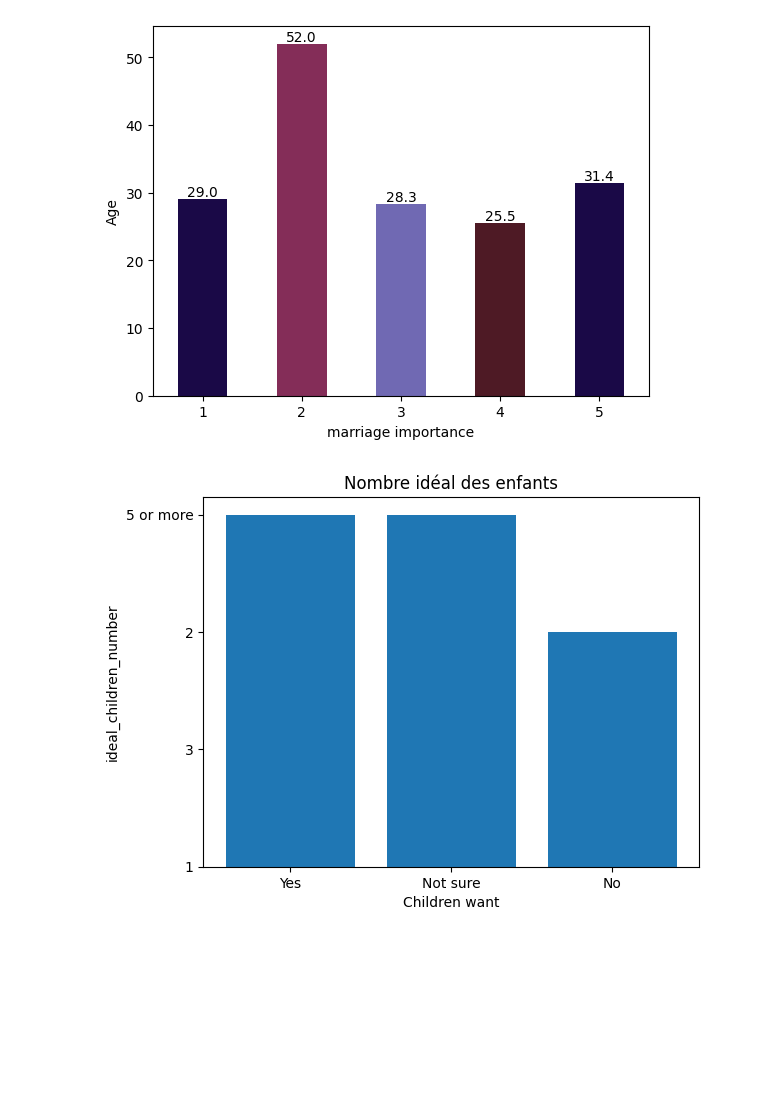
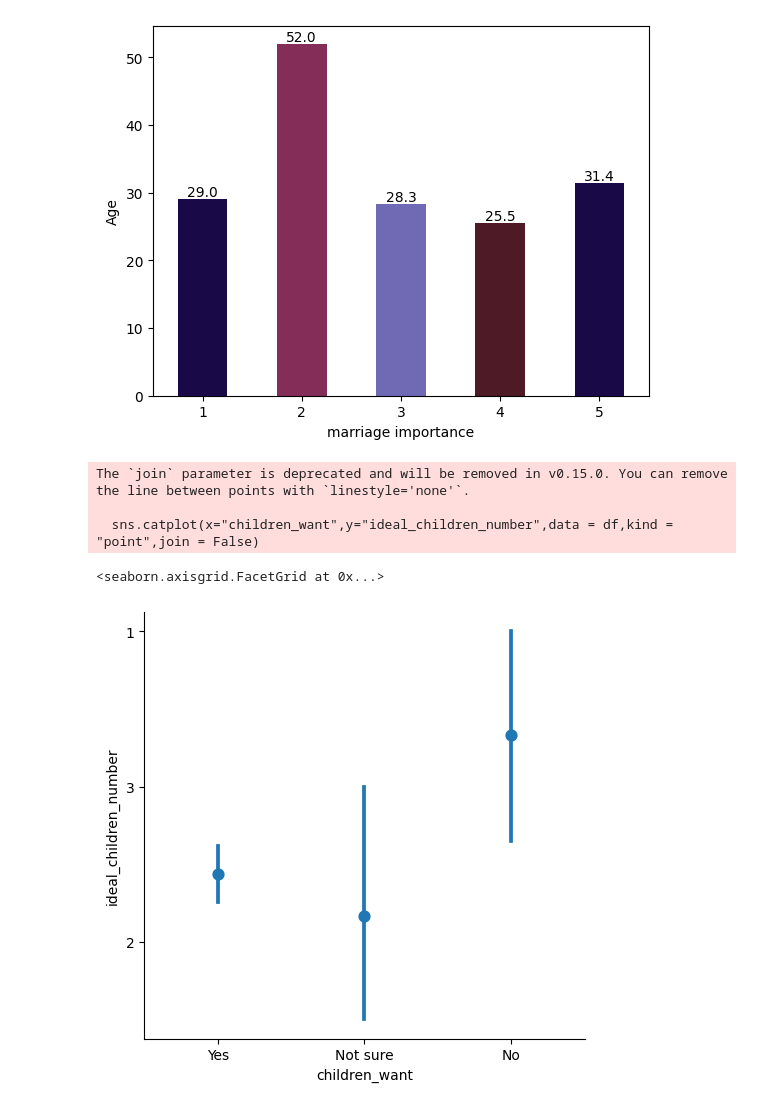
Before and after one commit to Azizbennacer/Survey-analysis, a Jupyter notebook: notebooks/analysis.ipynb, the cells around one changed output. Saved outputs shown, nothing was run; the diff lists cells and outputs as text; code cells hidden in the pictures; blank space fills up the shorter version.

```diff
--- a/notebooks/analysis.ipynb
+++ b/notebooks/analysis.ipynb
@@ -208,12 +205,12 @@ plt.show()
 [figure]
 # %%
 #Parmi ceux qui veulent des enfants:quel est le nombre idéal le plus fréquent ?
-fig, ax = plt.subplots()
-ax.bar(df["children_want"],df["ideal_children_number"])
-ax.set_xlabel("Children want")
-ax.set_ylabel("ideal_children_number")
-ax.set_title("Nombre idéal des enfants")
-plt.show()
+sns.catplot(x="children_want",y="ideal_children_number",data = df,kind = "point",join = False)
+
 #A Refaire
 # %% [output]
+The `join` parameter is deprecated and will be removed in v0.15.0. You can remove the line between points with `linestyle='none'`.
+
+  sns.catplot(x="children_want",y="ideal_children_number",data = df,kind = "point",join = False)
+<seaborn.axisgrid.FacetGrid at 0x...>
-[figure, old version]
+[figure, new version]
```
Also changed, not shown: parts of 1 cell of this notebook.
